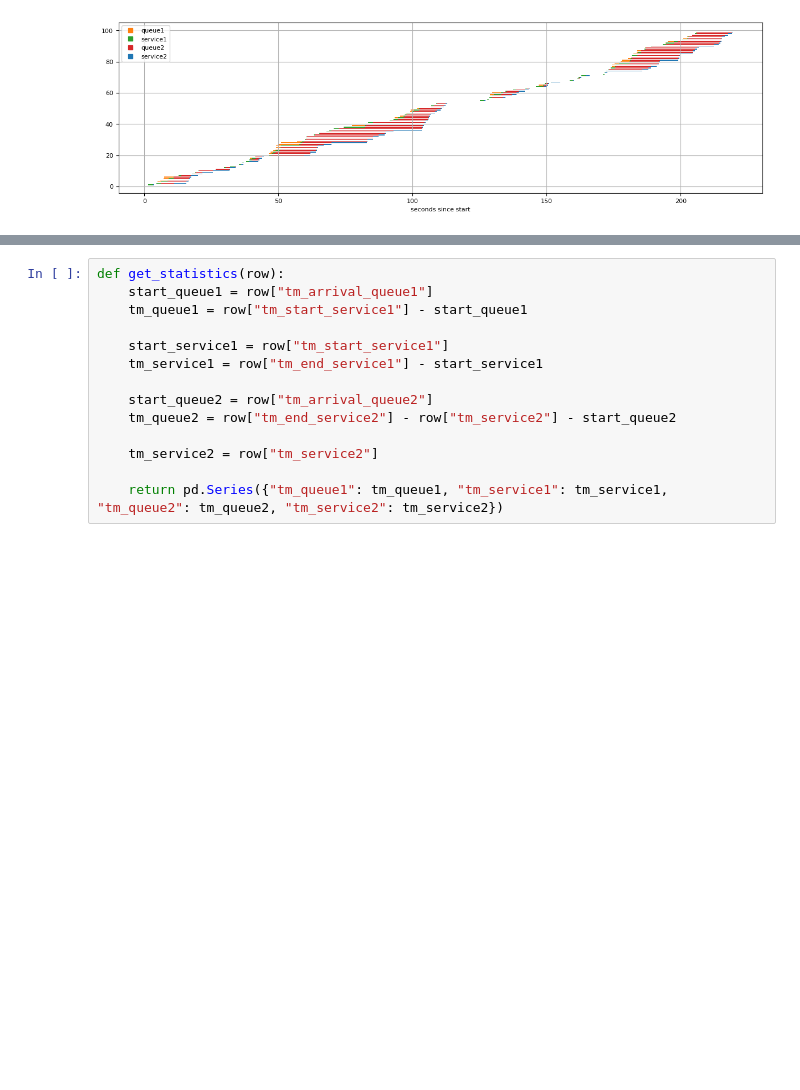
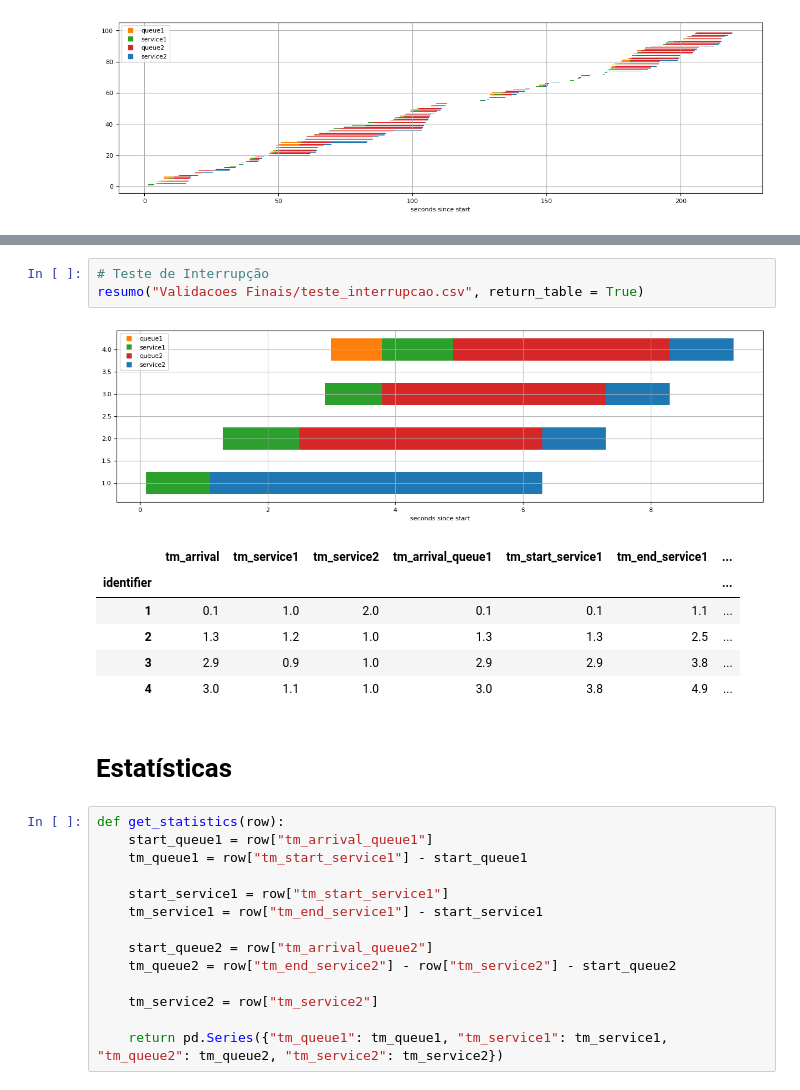
Before and after one commit to viniciuslettieri/2022.2---Avaliacao-e-Desempenho, a Jupyter notebook: Simulacoes/analise_simulacao.ipynb, the cells around one changed output, grey strips where cells are left out. Cells and saved outputs as stored; diff of their text form; blank space fills up the shorter version.

```diff
--- a/Simulacoes/analise_simulacao.ipynb
+++ b/Simulacoes/analise_simulacao.ipynb
@@ -81,3 +108,16 @@ resumo("debug_aleatorio_09.csv")
+# %%
+# Teste de Interrupção
+resumo("Validacoes Finais/teste_interrupcao.csv", return_table = True)
+# %% [output]
+[figure, added]
+|  | tm_arrival | tm_service1 | tm_service2 | tm_arrival_queue1 | tm_start_service1 | tm_end_service1 | ... |
+| identifier |  |  |  |  |  |  | ... |
+| 1 | 0.1 | 1.0 | 2.0 | 0.1 | 0.1 | 1.1 | ... |
+| 2 | 1.3 | 1.2 | 1.0 | 1.3 | 1.3 | 2.5 | ... |
+| 3 | 2.9 | 0.9 | 1.0 | 2.9 | 2.9 | 3.8 | ... |
+| 4 | 3.0 | 1.1 | 1.0 | 3.0 | 3.8 | 4.9 | ... |
+# %% [markdown]
+# Estatísticas
 # %%
 def get_statistics(row):
     start_queue1 = row["tm_arrival_queue1"]
```
Also changed, not shown: parts of 4 cells of this notebook, 8 other files.
